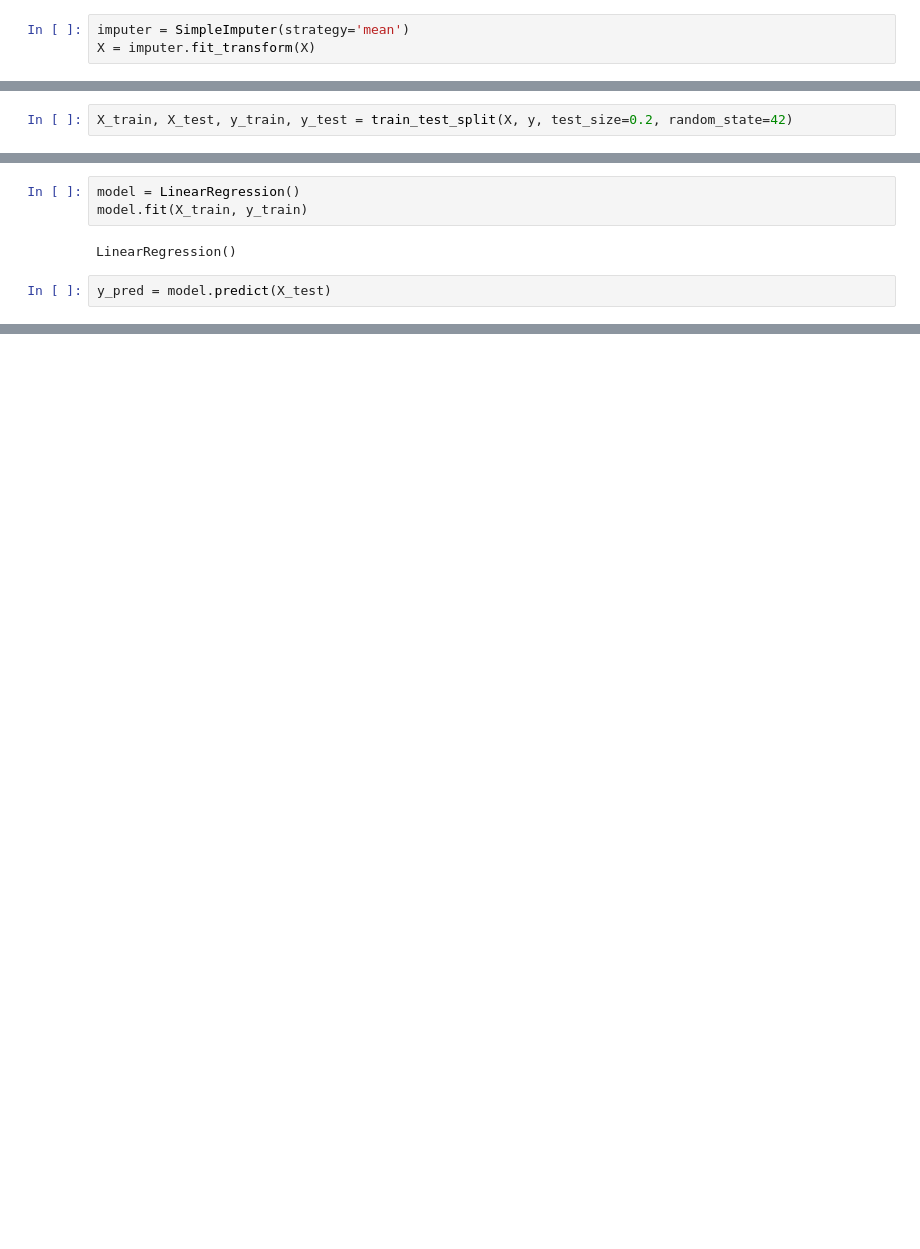
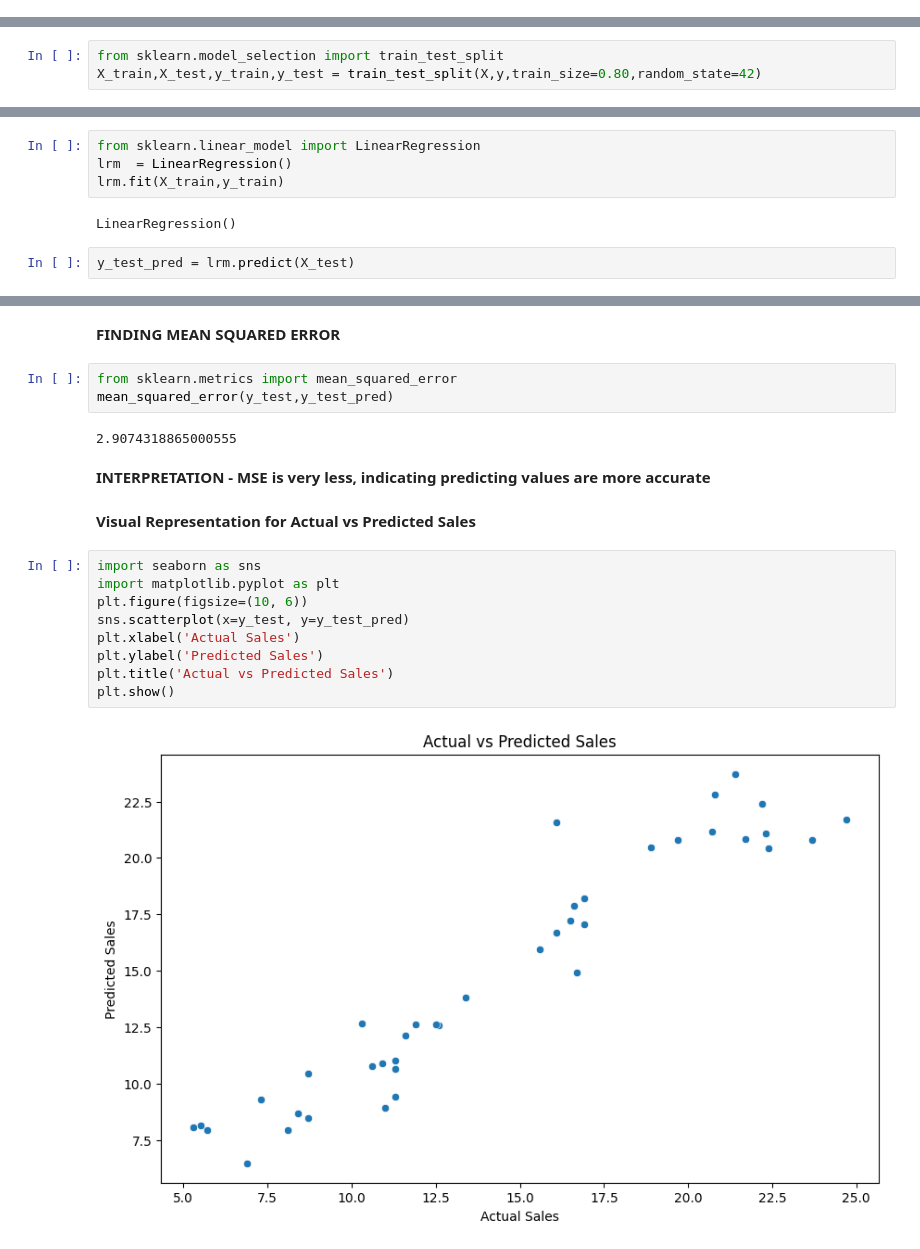
Before and after one commit to anikashaji/Finlatics-Projetcs, a Jupyter notebook: Sales_Prediction_Analysis.ipynb, the cells around one changed output, grey strips where cells are left out. Drawn from its saved outputs; the diff is of its cells as text; blank space fills up the shorter version.

```diff
--- a/Sales_Prediction_Analysis.ipynb
+++ b/Sales_Prediction_Analysis.ipynb
@@ -59,3 +136,0 @@ df.dropna(inplace=True)
-# %%
-imputer = SimpleImputer(strategy='mean')
-X = imputer.fit_transform(X)
@@ -62,2 +139,3 @@ X = imputer.fit_transform(X)
 # %%
-X_train, X_test, y_train, y_test = train_test_split(X, y, test_size=0.2, random_state=42)
+from sklearn.model_selection import train_test_split
+X_train,X_test,y_train,y_test = train_test_split(X,y,train_size=0.80,random_state=42)
@@ -64,7 +144,8 @@ X_train, X_test, y_train, y_test = train_test_split(X, y, test_size=0.2, random_
 # %%
-model = LinearRegression()
-model.fit(X_train, y_train)
+from sklearn.linear_model import LinearRegression
+lrm  = LinearRegression()
+lrm.fit(X_train,y_train)
 # %% [output]
 LinearRegression()
 # %%
-y_pred = model.predict(X_test)
+y_test_pred = lrm.predict(X_test)
@@ -71 +188,23 @@ y_pred = model.predict(X_test)
+# %% [markdown]
+**FINDING MEAN SQUARED ERROR**
+# %%
+from sklearn.metrics import mean_squared_error
+mean_squared_error(y_test,y_test_pred)
+# %% [output]
+2.9074318865000555
+# %% [markdown]
+**INTERPRETATION - MSE is very less, indicating predicting values are more accurate**
+# %% [markdown]
+**Visual Representation for Actual vs Predicted Sales**
+# %%
+import seaborn as sns
+import matplotlib.pyplot as plt
+plt.figure(figsize=(10, 6))
+sns.scatterplot(x=y_test, y=y_test_pred)
+plt.xlabel('Actual Sales')
+plt.ylabel('Predicted Sales')
+plt.title('Actual vs Predicted Sales')
+plt.show()
+# %% [output]
+[figure, added]
 # %%
```
Also changed, not shown: parts of 46 cells of this notebook.
